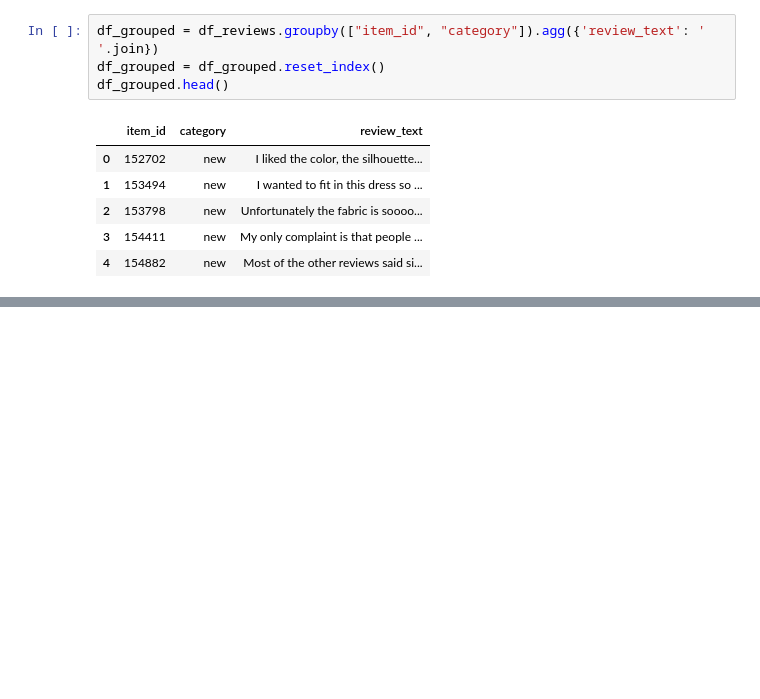
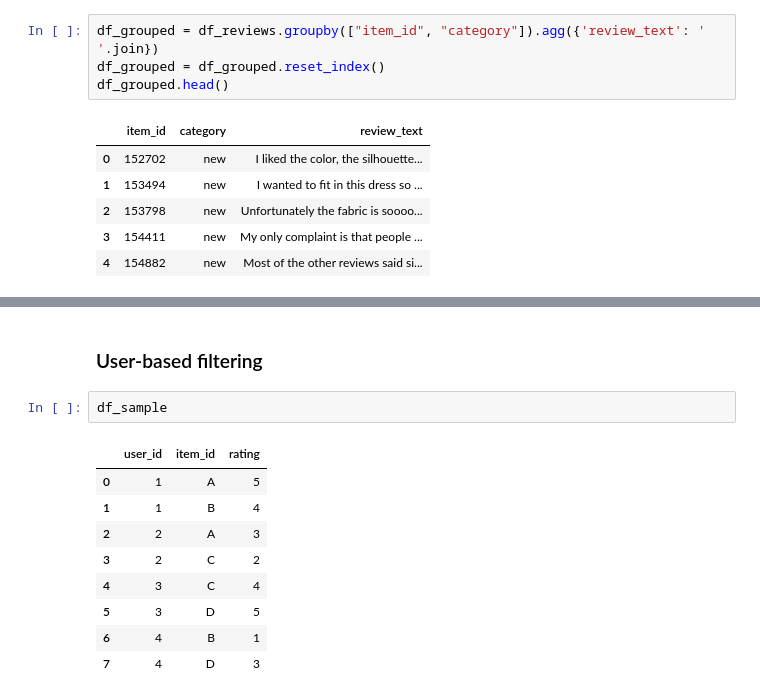
Before and after one commit to YuliiaChorna1/DataScience-10-Reccomender-systems, a Jupyter notebook: 10.1.1_extra_recsys_cloths_practice.ipynb, the cells around one changed output, grey strips where cells are left out. Saved outputs shown, nothing was run; the diff lists cells and outputs as text; blank space fills up the shorter version.

```diff
--- a/10.1.1_extra_recsys_cloths_practice.ipynb
+++ b/10.1.1_extra_recsys_cloths_practice.ipynb
@@ -177,0 +438,14 @@ df_grouped.head()
+# %% [markdown]
+### User-based filtering
+# %%
+df_sample
+# %% [output]
+|  | user_id | item_id | rating |
+| 0 | 1 | A | 5 |
+| 1 | 1 | B | 4 |
+| 2 | 2 | A | 3 |
+| 3 | 2 | C | 2 |
+| 4 | 3 | C | 4 |
+| 5 | 3 | D | 5 |
+| 6 | 4 | B | 1 |
+| 7 | 4 | D | 3 |
```
Also changed, not shown: parts of 42 cells of this notebook.
